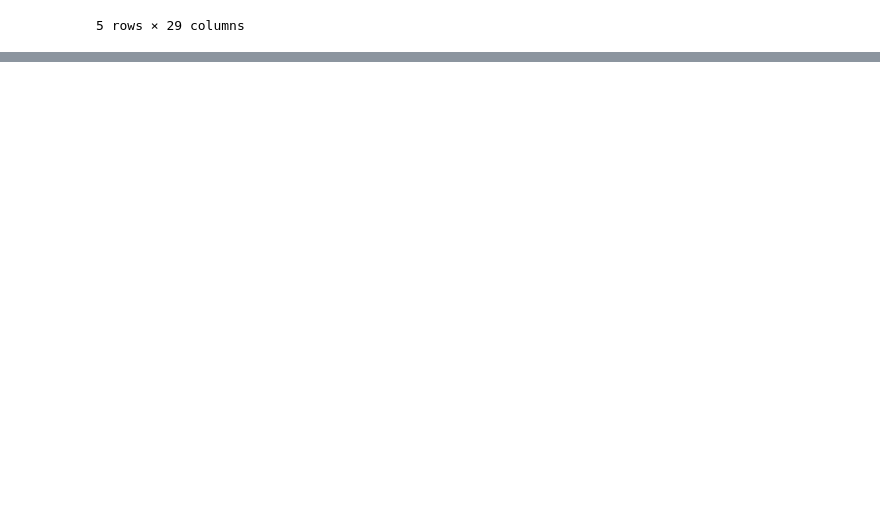
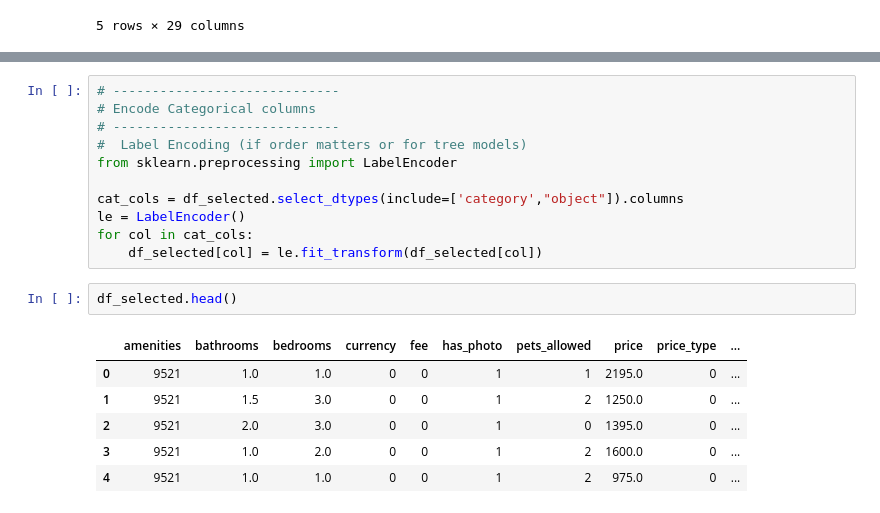
Before and after one commit to ArunK-ML/ML-DL-Classification-Regression-Model-Apartment-Rental---Dataset, a Jupyter notebook: Apartment_Rental.ipynb, the cells around one changed output, grey strips where cells are left out. Saved outputs shown, nothing was run; the diff lists cells and outputs as text; blank space fills up the shorter version.

```diff
--- a/Apartment_Rental.ipynb
+++ b/Apartment_Rental.ipynb
@@ -284,0 +366,20 @@ df.head()
+# %%
+# -----------------------------
+# Encode Categorical columns
+# -----------------------------
+#  Label Encoding (if order matters or for tree models)
+from sklearn.preprocessing import LabelEncoder
+
+cat_cols = df_selected.select_dtypes(include=['category',"object"]).columns
+le = LabelEncoder()
+for col in cat_cols:
+    df_selected[col] = le.fit_transform(df_selected[col])
+# %%
+df_selected.head()
+# %% [output]
+|  | amenities | bathrooms | bedrooms | currency | fee | has_photo | pets_allowed | price | price_type | ... |
+| 0 | 9521 | 1.0 | 1.0 | 0 | 0 | 1 | 1 | 2195.0 | 0 | ... |
+| 1 | 9521 | 1.5 | 3.0 | 0 | 0 | 1 | 2 | 1250.0 | 0 | ... |
+| 2 | 9521 | 2.0 | 3.0 | 0 | 0 | 1 | 0 | 1395.0 | 0 | ... |
+| 3 | 9521 | 1.0 | 2.0 | 0 | 0 | 1 | 2 | 1600.0 | 0 | ... |
+| 4 | 9521 | 1.0 | 1.0 | 0 | 0 | 1 | 2 | 975.0 | 0 | ... |
```
Also changed, not shown: parts of 6 cells of this notebook.
